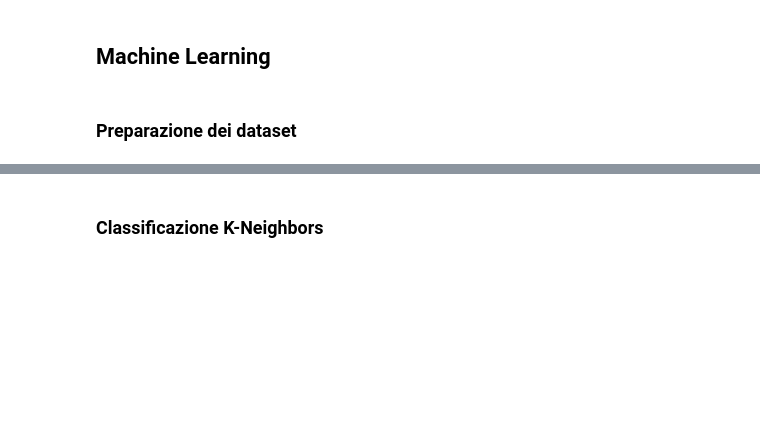
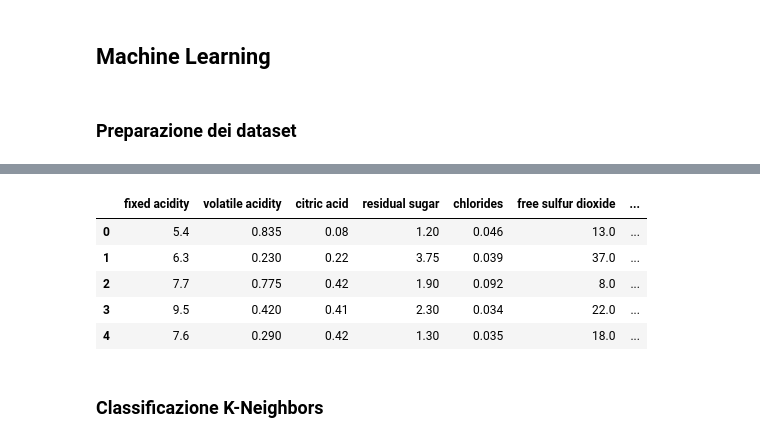
Before and after one commit to enrimon15/datascience-wine-quality, a Jupyter notebook: Wine Analysis-ML-classificazione-colore.ipynb, the cells around one changed output, grey strips where cells are left out. Cells and saved outputs as stored; diff of their text form; code cells hidden in the pictures; blank space fills up the shorter version.

```diff
--- a/Wine Analysis-ML-classificazione-colore.ipynb
+++ b/Wine Analysis-ML-classificazione-colore.ipynb
@@ -201,6 +202,6 @@ dtype: bool
 # %%
 #Divido le features dalla label
 #Deinifisco features e label per il dataset di vini bianchi e rossi
-df_wines.drop(columns=['quality'])
+df_wines = df_wines.drop(columns=['quality'])
 y = df_wines.pop('wine color')
 X = df_wines
@@ -207,3 +229,12 @@ X = df_wines
+# %%
+X.head()
+# %% [output]
+|  | fixed acidity | volatile acidity | citric acid | residual sugar | chlorides | free sulfur dioxide | ... |
+| 0 | 5.4 | 0.835 | 0.08 | 1.20 | 0.046 | 13.0 | ... |
+| 1 | 6.3 | 0.230 | 0.22 | 3.75 | 0.039 | 37.0 | ... |
+| 2 | 7.7 | 0.775 | 0.42 | 1.90 | 0.092 | 8.0 | ... |
+| 3 | 9.5 | 0.420 | 0.41 | 2.30 | 0.034 | 22.0 | ... |
+| 4 | 7.6 | 0.290 | 0.42 | 1.30 | 0.035 | 18.0 | ... |
 # %% [markdown]
 ### Classificazione K-Neighbors
 # %% [markdown]
```
Also changed, not shown: parts of 19 cells of this notebook.
